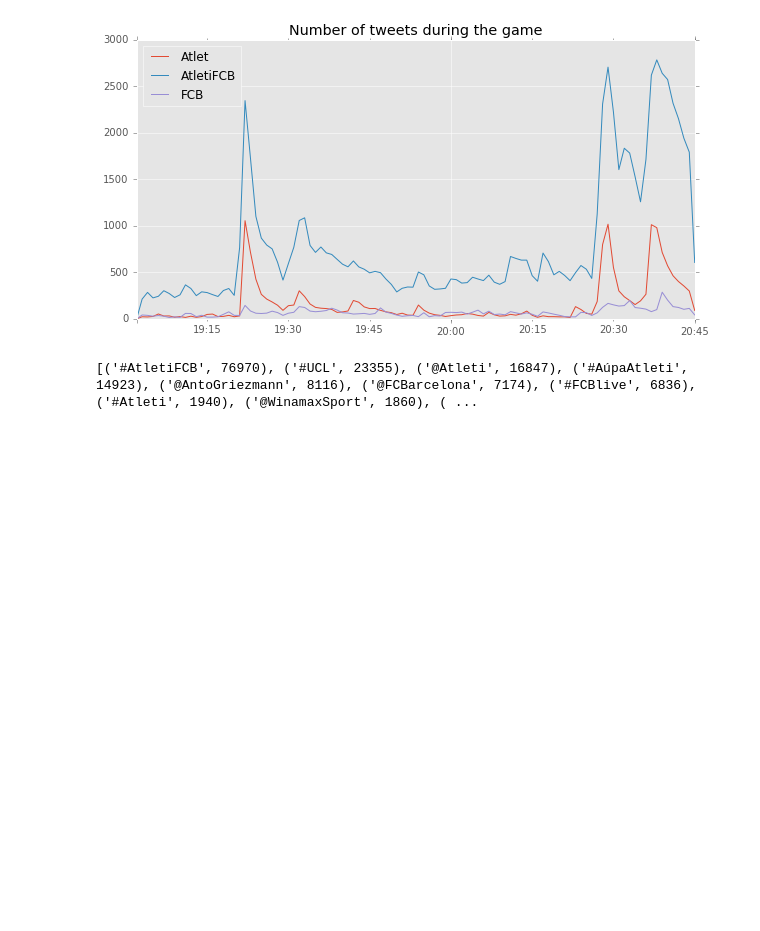
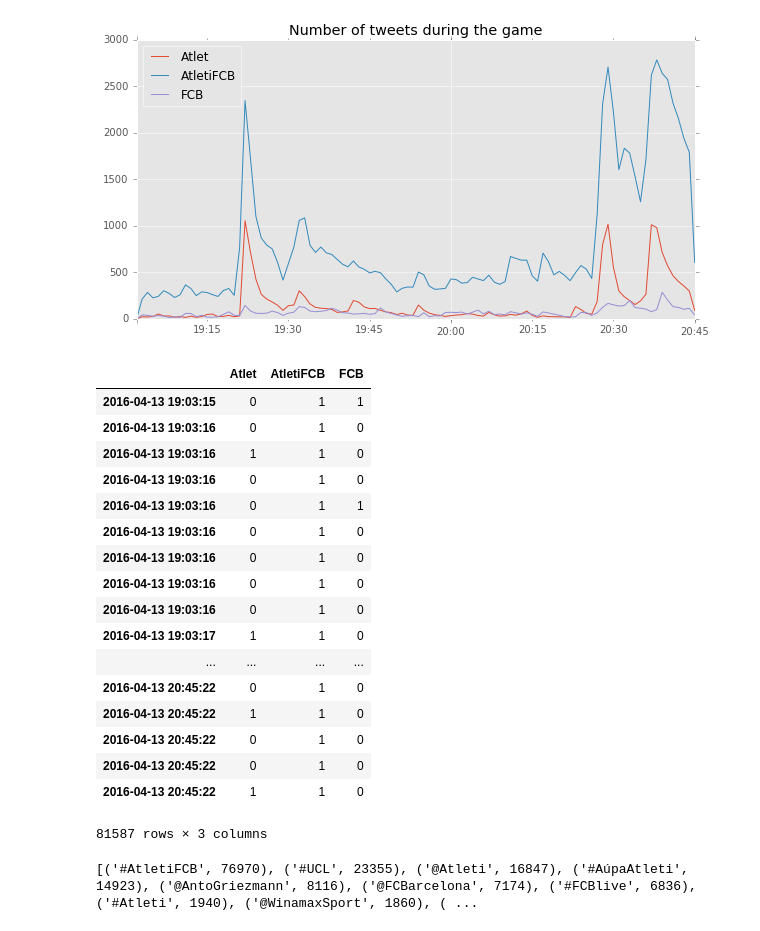
Before and after one commit to WinterJDWang/Python_Twitter_AtletiFCB, a Jupyter notebook: The Anatomy of a Tweet.ipynb, the cells around one changed output. Saved outputs shown, nothing was run; the diff lists cells and outputs as text; code cells hidden in the pictures; blank space fills up the shorter version.

```diff
--- a/The Anatomy of a Tweet.ipynb
+++ b/The Anatomy of a Tweet.ipynb
@@ -190,6 +190,31 @@ p = AtletiFCB.plot(title="Number of tweets during the game",figsize=(10,5))
 # p = all_matches.plot(title="Number of tweets during the game",figsize=(10,5))
 # %% [output]
 [figure]
+# %%
+AtletiFCB = pandas.DataFrame(data=all_data,
+                               index=idx_AtletiFCB)
+#  Resampling
+# AtletiFCB =  AtletiFCB.resample('1Min', how='sum').fillna(0)
+AtletiFCB
+# %% [output]
+|  | Atlet | AtletiFCB | FCB |
+| 2016-04-13 19:03:15 | 0 | 1 | 1 |
+| 2016-04-13 19:03:16 | 0 | 1 | 0 |
+| 2016-04-13 19:03:16 | 1 | 1 | 0 |
+| 2016-04-13 19:03:16 | 0 | 1 | 0 |
+| 2016-04-13 19:03:16 | 0 | 1 | 1 |
+| 2016-04-13 19:03:16 | 0 | 1 | 0 |
+| 2016-04-13 19:03:16 | 0 | 1 | 0 |
+| 2016-04-13 19:03:16 | 0 | 1 | 0 |
+| 2016-04-13 19:03:16 | 0 | 1 | 0 |
+| 2016-04-13 19:03:17 | 1 | 1 | 0 |
+| ... | ... | ... | ... |
+| 2016-04-13 20:45:22 | 0 | 1 | 0 |
+| 2016-04-13 20:45:22 | 1 | 1 | 0 |
+| 2016-04-13 20:45:22 | 0 | 1 | 0 |
+| 2016-04-13 20:45:22 | 0 | 1 | 0 |
+| 2016-04-13 20:45:22 | 1 | 1 | 0 |
+81587 rows × 3 columns
 # %%
 with open('AtletiFCB.json', 'r') as f:
     count_all = Counter()
```
Also changed, not shown: parts of 1 cell of this notebook, 1 other file.
